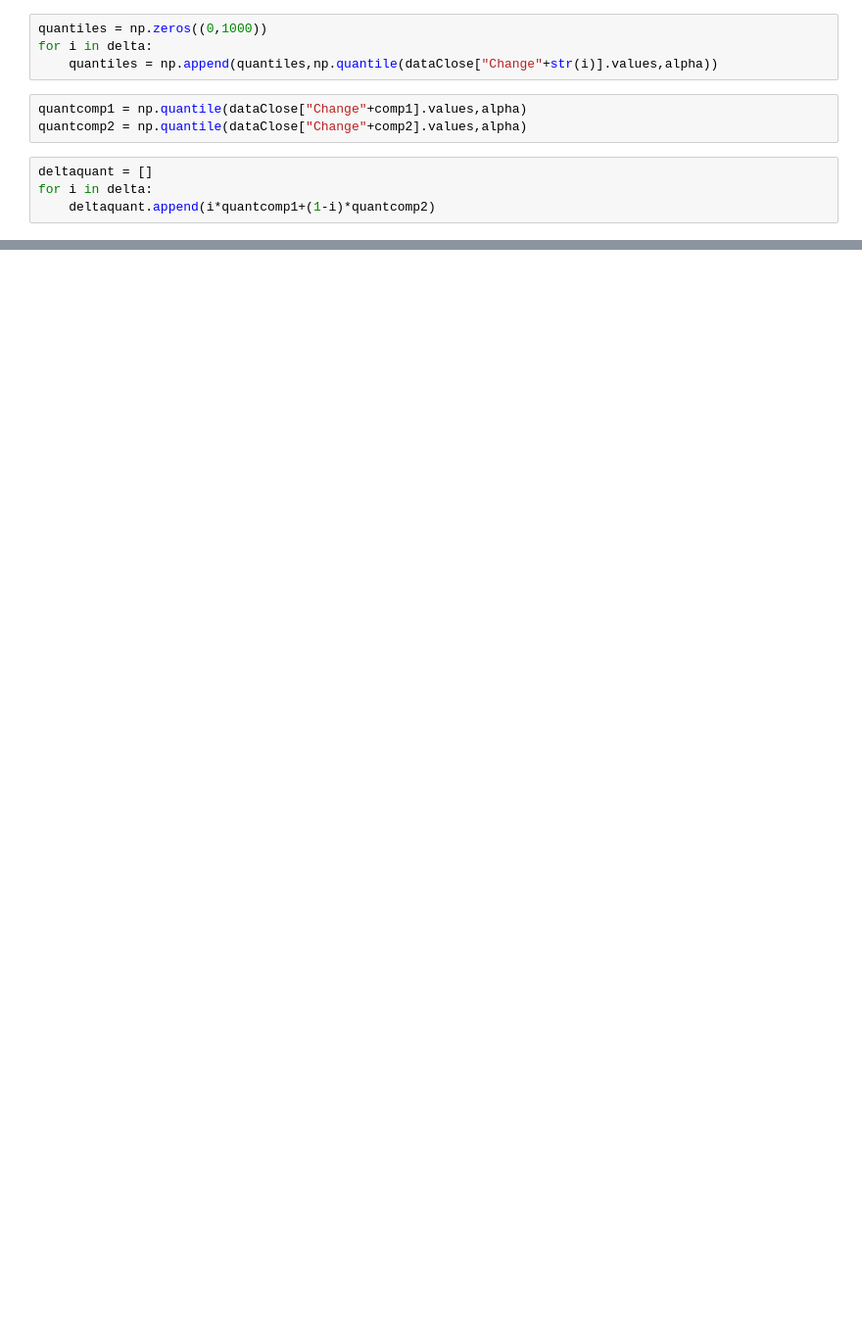
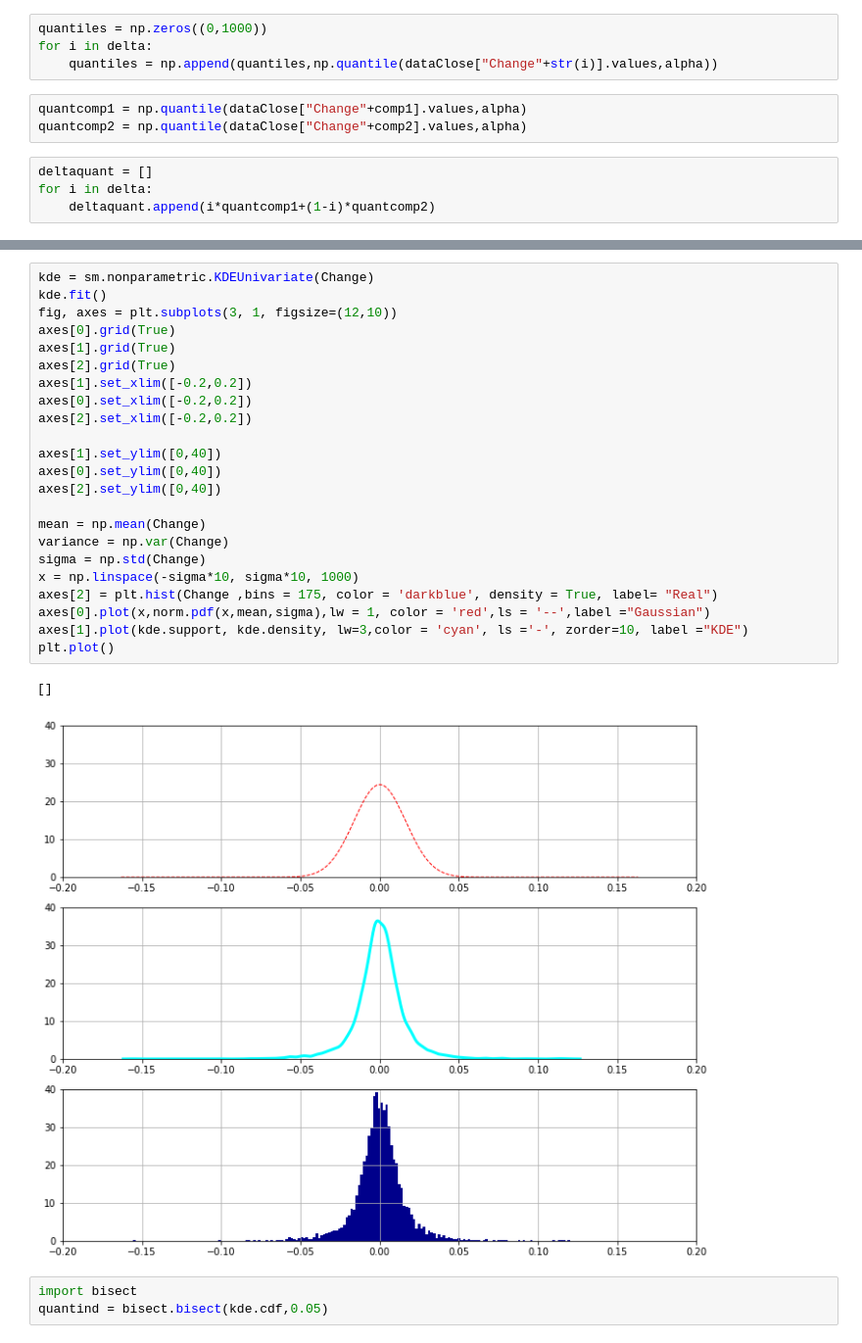
Before and after one commit to raaheim/RiskMeasures, a Jupyter notebook: Exploration.ipynb, the cells around one changed output, grey strips where cells are left out. Shown at 98% size. Drawn from its saved outputs; the diff is of its cells as text; blank space fills up the shorter version.

```diff
--- a/Exploration.ipynb
+++ b/Exploration.ipynb
@@ -227,0 +285,29 @@ plt.show()
+# %%
+kde = sm.nonparametric.KDEUnivariate(Change)
+kde.fit()
+fig, axes = plt.subplots(3, 1, figsize=(12,10))
+axes[0].grid(True)
+axes[1].grid(True)
+axes[2].grid(True)
+axes[1].set_xlim([-0.2,0.2])
+axes[0].set_xlim([-0.2,0.2])
+axes[2].set_xlim([-0.2,0.2])
+
+axes[1].set_ylim([0,40])
+axes[0].set_ylim([0,40])
+axes[2].set_ylim([0,40])
+
+mean = np.mean(Change)
+variance = np.var(Change)
+sigma = np.std(Change)
+x = np.linspace(-sigma*10, sigma*10, 1000)
+axes[2] = plt.hist(Change ,bins = 175, color = 'darkblue', density = True, label= "Real")
+axes[0].plot(x,norm.pdf(x,mean,sigma),lw = 1, color = 'red',ls = '--',label ="Gaussian")
+axes[1].plot(kde.support, kde.density, lw=3,color = 'cyan', ls ='-', zorder=10, label ="KDE")
+plt.plot()
+# %% [output]
+[]
+[figure, added]
+# %%
+import bisect
+quantind = bisect.bisect(kde.cdf,0.05)
```
Also changed, not shown: parts of 15 cells of this notebook, 8 other files.
